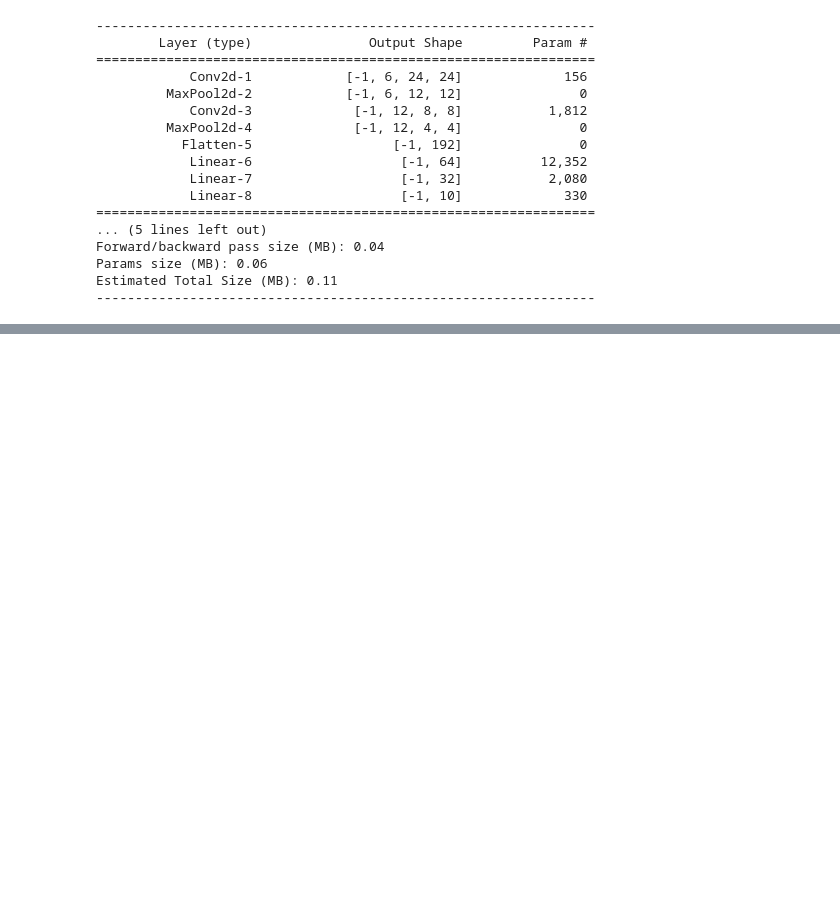
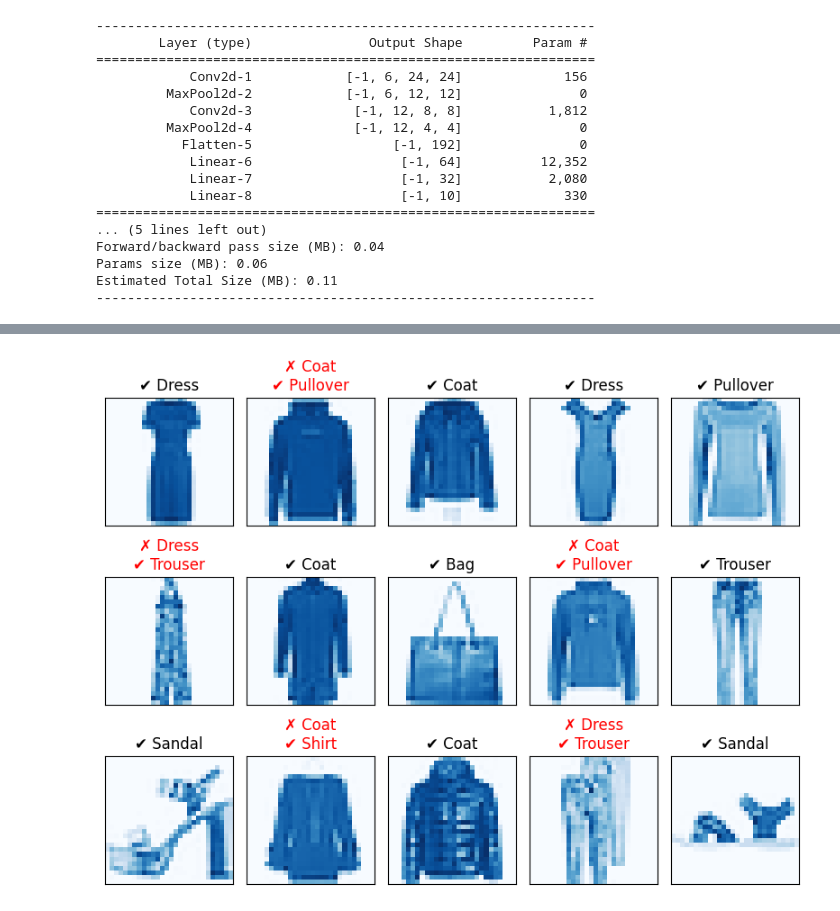
Before and after one commit to andreybarsky/fedlearn, a Jupyter notebook: Federated Learning exercise.ipynb, the cells around one changed output, grey strips where cells are left out. Saved outputs shown, nothing was run; the diff lists cells and outputs as text; code cells hidden in the pictures; blank space fills up the shorter version.

Commit message:
implemented fedprox aggregation

```diff
--- a/Federated Learning exercise.ipynb
+++ b/Federated Learning exercise.ipynb
@@ -149,8 +146,7 @@ import time
 
 from torch.utils.data import DataLoader
 from torch import optim
-# reload(fl_visualisation)
-# reload(fl_monitoring)
+
 from fl_data_handling import num_correct, get_val_metrics
 from fl_monitoring import ProgressReporter
 from fl_visualisation import inspect_model_outputs
@@ -163,7 +159,7 @@ baseline_model = SimpleCNN().to(DEVICE)
 opt = optim.SGD(baseline_model.parameters(), lr=INITIAL_LEARNING_RATE)
 
 # scheduling learning rate decay is straightforward though:
-scheduler = optim.lr_scheduler.LambdaLR(opt, lambda e: (1/3)**e)
+scheduler = optim.lr_scheduler.LambdaLR(opt, lambda e: (0.3)**e)
 
 # categorical crossentropy for multiclass classification:
 loss_func = nn.CrossEntropyLoss()
@@ -721,7 +704,11 @@ Central server initialised at: 0x7f10825cf160
 # then, initialise the clients, which pull the model architecture spec
 # from the repo to build their own local models:
 
-clients = [Client(client_datasets[i], i, repo, verbose=True) for i in range(NUM_CLIENTS)]
+clients = [Client(data = client_datasets[i],
+                  client_id = i,
+                  repo = repo,
+                  verbose=True)
+           for i in range(NUM_CLIENTS)]
 
 # and pull the global model's parameters so they all match:
 for client in clients:
@@ -817,6 +748,7 @@ server.aggregate_updates(verbose=True)
 # %%
 # runs the global model on the central validation data:
-server.validate_model(verbose=True)
+val_metrics = server.validate_model(verbose=True)
+joint_progress.global_update(*val_metrics)
 
-# then broadcasts the new global weights:
+# then broadcast the new global weights:
 server.broadcast_global_model()
@@ -1123,0 +885,75 @@ class FedProxClient(Client):
+# %%
+### then we can try re-starting the simulation with this additional fedprox modification.
+
+# we need one new hyperparameter (equivalent to mu/2 in the FedProx paper):
+PROX_FACTOR = 1
+
+# set the repo, server, and client up again from scratch,
+# with same data split and hyperparameters as before:
+repo = Repository()
+
+server = Server(SimpleCNN, data_val, data_test, repo,
+                device = DEVICE,
+                initial_lr = INITIAL_LR,
+                batch_size = BATCH_SIZE,
+                val_ratio = VAL_RATIO,
+                num_epochs = NUM_EPOCHS)
+server.broadcast_global_model(initial=True)
+
+#### the one change: now our Clients are FedProxClients
+clients = [FedProxClient(PROX_FACTOR,
+                         data = client_datasets[i],
+                         client_id = i,
+                         repo = repo)
+            for i in range(NUM_CLIENTS)]
+####
+
+# all the other code is just as before
+
+# sync with global model:
+[client.update_local_model() for client in clients]
+
+# set up progress tracker:
+prox_joint_progress = JointProgressReporter([client.progress for client in clients])
+
+# set up asynchronous training routine:
+async def train_all_clients():
+    tasks = [client.train_epoch() for client in clients]
+    await asyncio.gather(*tasks)
+
+# begin training:
+for e in range(NUM_EPOCHS):
+
+    await train_all_clients()
+    prox_joint_progress.report()
+
+    #### federation step:
+
+    for client in clients:
+        client.transmit_params()
+    server.aggregate_updates()
+
+    print(f'\n+ Validating global model...')
+    val_metrics, val_str = server.validate_model(return_str=True)
+
+    prox_joint_progress.messages.append(f'Epoch {e+1}  (lr: {repo.current_lr:.0e}) \n{val_str}')
+    prox_joint_progress.global_update(*val_metrics)
+
+    if (e+1) < NUM_EPOCHS:
+        server.broadcast_global_model()
+        server.step_learning_rate()
+
+        for client in clients:
+            client.update_local_model()
+            client.update_learning_rate()
+
+    else:
+        # final epoch
+        prox_joint_progress.report()
+        print(f'\n  Final evaluation:')
+        final_eval = server.validate_model(test=True, verbose=False)
+        inspect_model_outputs(server.global_model, server.test_data)
+
+print('\n Finished.')
+prox_joint_progress.plot_curves(rolling_window=30)
+# %% [output]
@@ -1123,0 +979 @@ class FedProxClient(Client):
+[figure, added]
```
Also changed, not shown: parts of 34 cells of this notebook, 3 other files.
